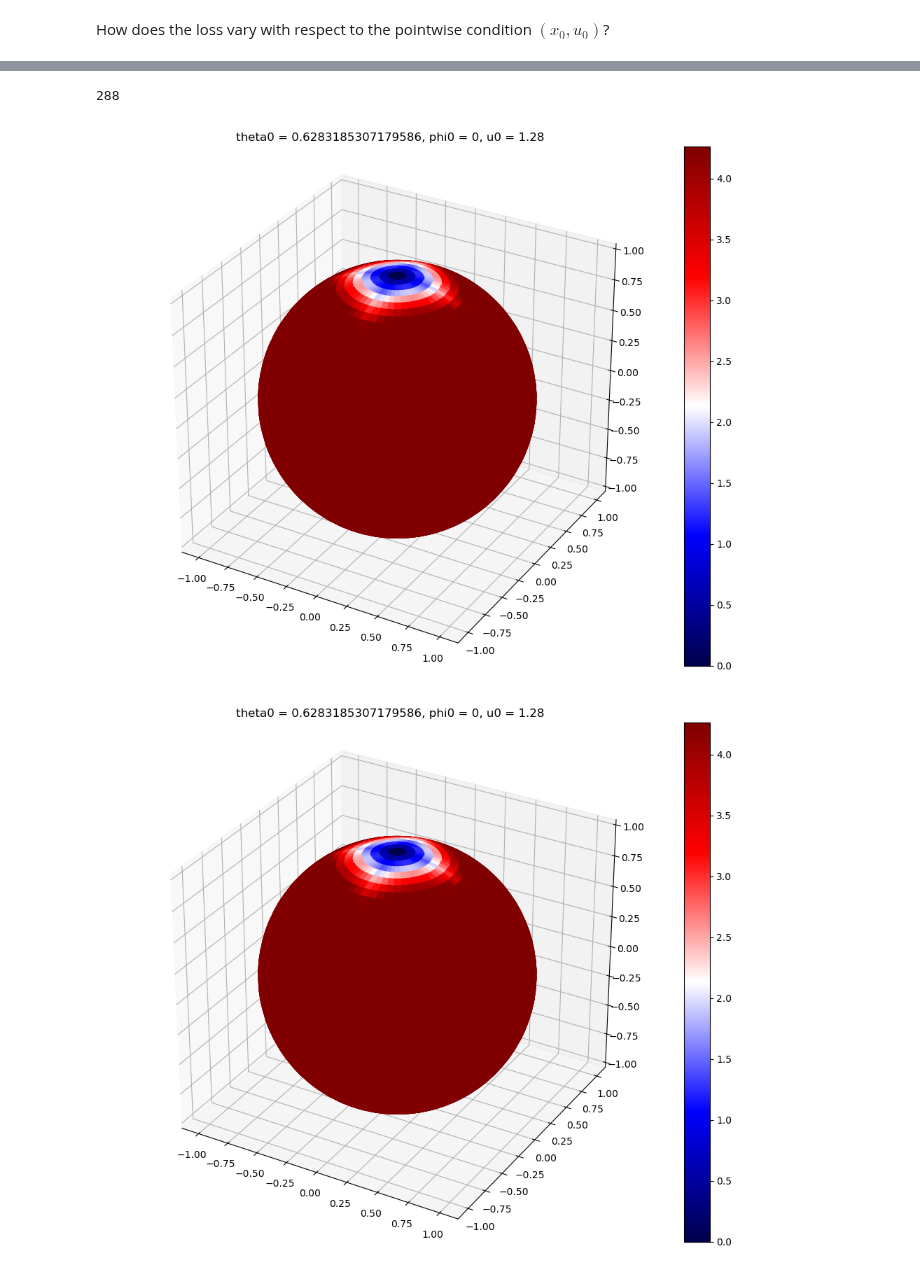
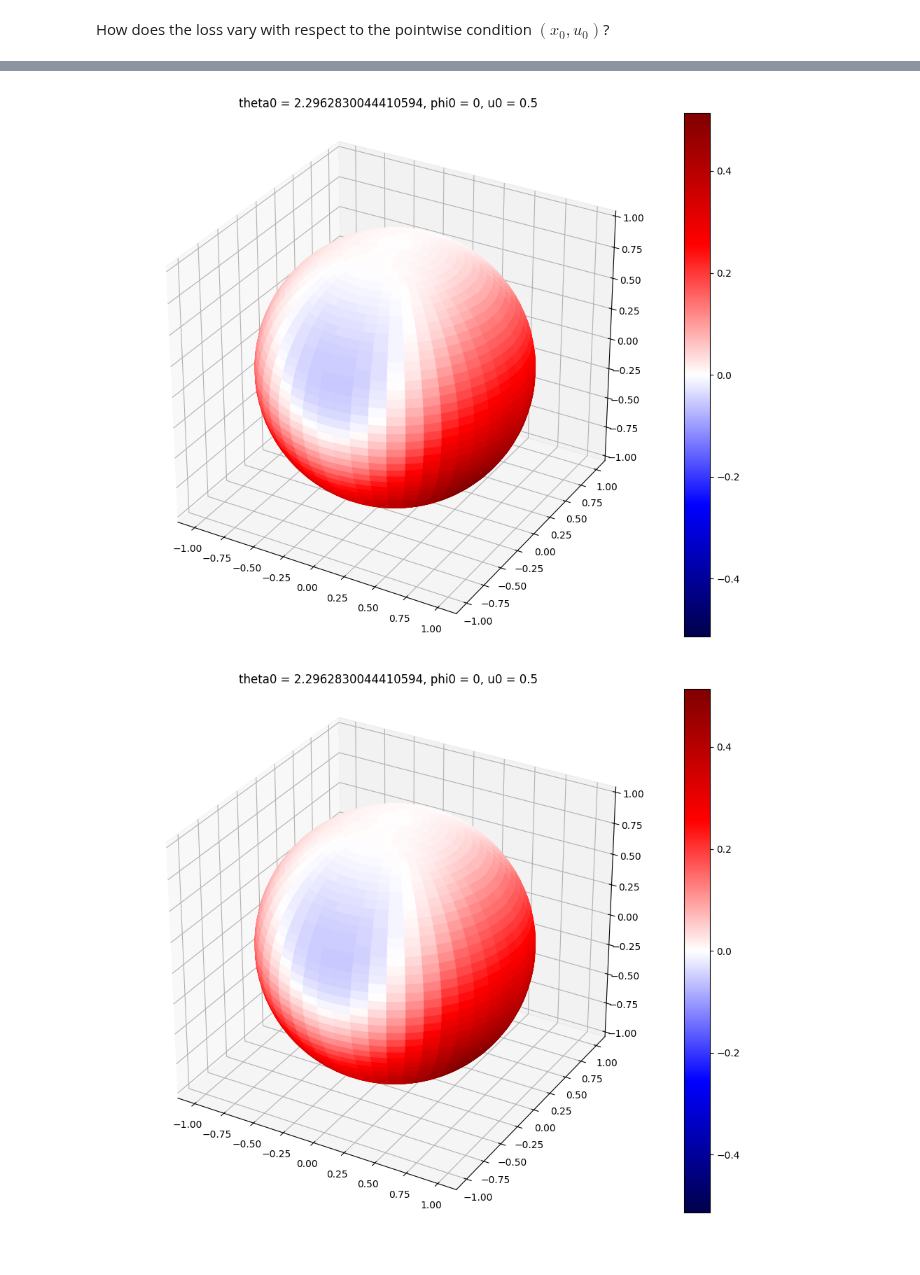
Before and after one commit to pascaltribel/polyharmonic_critic_equation, a Jupyter notebook: polyharm_2D.ipynb, the cells around one changed output, grey strips where cells are left out. Drawn from its saved outputs; the diff is of its cells as text; code cells hidden in the pictures.

```diff
--- a/polyharm_2D.ipynb
+++ b/polyharm_2D.ipynb
@@ -59,7 +54,7 @@ We train $nn$ on various pointwise conditions $(x_0,u_0)$, $x_0\in \mathbb{S}^2$
 
 By symmetry of the problem, we can choose $x_0$ along the parallel $\phi = 0$, and $u_0$ positive only.
 # %%
-# torch.set_default_device('mps')
+torch.set_default_device('mps')
 model = Model()
 optimizer = optim.Adam(model.parameters(), lr=1e-3)
 #lr_scheduler = optim.lr_scheduler.ReduceLROnPlateau(optimizer)
@@ -71,9 +66,10 @@ U_MAX = 2
 for _ in (pbar:=tqdm(range(n_epochs))):
     optimizer.zero_grad()
 
-    theta0 = torch.rand((n_points, 1), requires_grad=True) * torch.pi
+    theta0 = torch.rand((n_points, 1), requires_grad=True) * (torch.pi-0.5) + 0.5
     u0 = (torch.rand((n_points, 1), requires_grad=True)) * U_MAX
     theta = torch.rand((n_points, 1), requires_grad=True) * torch.pi
+    phi = torch.rand((n_points, 1), requires_grad=True) * 2 * torch.pi
 
     loss = loss_fn(model, *get_sin_cos(theta, phi), *get_sin_cos(theta0, torch.zeros_like(theta0, requires_grad=True)), u0)
     loss.backward()
@@ -95,9 +91,16 @@ def plot_model(model, theta0, u0, xlim=(0, torch.pi), ylim=(0, 2*torch.pi), n=20
     X_np, Y_np = X.cpu().numpy(), Y.cpu().numpy()
     fig = plt.figure(figsize=(10, 8))
     ax = fig.add_subplot(projection='3d')
-    m = cm.ScalarMappable(cmap='seismic')
+    vmax = np.max(np.abs(out))
+    norm = colors.Normalize(vmin=-vmax, vmax=vmax)
+    m = cm.ScalarMappable(norm=norm, cmap='seismic')
     m.set_array(out[..., 0])
-    im = ax.plot_surface(*get_sin_cos(torch.tensor(X_np), torch.tensor(Y_np)), facecolors = plt.get_cmap('seismic')(out[..., 0]), shade=False)
+
+    ax.plot_surface(
+        *get_sin_cos(torch.tensor(X_np), torch.tensor(Y_np)),
+        facecolors=m.to_rgba(out[..., 0]),
+        shade=False,
+    )
     fig.colorbar(m, ax=ax)
     ax.set_aspect('equal')
     plt.title(f"theta0 = {theta0}, phi0 = 0, u0 = {u0}")
@@ -119,7 +122,7 @@ X, Y = torch.meshgrid(xs, ys, indexing="xy")
 x = X.reshape(-1, 1)
 y = Y.reshape(-1, 1)
 theta0 = torch.tensor([6*torch.pi/25], requires_grad=True).expand((n_points**2,1))
-u0 = torch.tensor([15/25], requires_grad=True).expand((n_points**2, 1))
+u0 = torch.tensor([0.5], requires_grad=True).expand((n_points**2, 1))
 
 print(loss_fn(model, *get_sin_cos(x, y), *get_sin_cos(theta0, torch.zeros_like(theta0)), u0).mean().item())
 # %% [output]
@@ -127,8 +130,8 @@ print(loss_fn(model, *get_sin_cos(x, y), *get_sin_cos(theta0, torch.zeros_like(t
 # %% [markdown]
 How does the loss vary with respect to the pointwise condition $(x_0, u_0)$?
 # %%
-# torch.set_default_device('mps')
-# model.to('mps')
+torch.set_default_device('mps')
+model.to('mps')
 n_points = 50
 xs = torch.linspace(0, torch.pi, n_points, requires_grad=True)
 ys = torch.linspace(0, 2*torch.pi, n_points, requires_grad=True)
@@ -136,7 +139,7 @@ X, Y = torch.meshgrid(xs, ys, indexing="xy")
 x = X.reshape(-1, 1)
 y = Y.reshape(-1, 1)
 
-theta0s = torch.linspace(0.1, torch.pi, n_points, requires_grad=True) #### AJOUTÉ theta va de 0.1 à pi pour éviter x_0 = x_1 et model = nan
+theta0s = torch.linspace(0.5, torch.pi, n_points, requires_grad=True) #### AJOUTÉ theta va de 0.1 à pi pour éviter x_0 = x_1 et model = nan
 u0s = torch.linspace(0, 2, n_points, requires_grad=True)
 
 losses = np.array([[loss_fn(model, *get_sin_cos(x, y),
@@ -153,14 +156,11 @@ plt.show()
-# %%
-print(np.argmin(losses))
-# %% [output]
-288
 # %%
 %matplotlib widget
 plt.close()
 torch.set_default_device('cpu')
-u0, theta0 = ((np.argmin(losses[:,1:])%n_points)*2/n_points, (np.argmin(losses)//n_points)*2*np.pi/n_points)
-plot_model(model.cpu(), theta0=theta0, u0=u0)
+u0 = 0.5#(np.argmin(losses)//n_points) * 2/n_points
+theta0 = (np.argmin(losses)%n_points) * (torch.pi-0.5)/n_points + 0.5
+plot_model(model.cpu(), theta0=theta0, u0=u0, n=200)
 plt.show()
 # %% [output]
-[figure, old version]
+[figure, new version]
-[figure, old version]
+[figure, new version]
```
Also changed, not shown: parts of 5 cells of this notebook, 2 other files.
